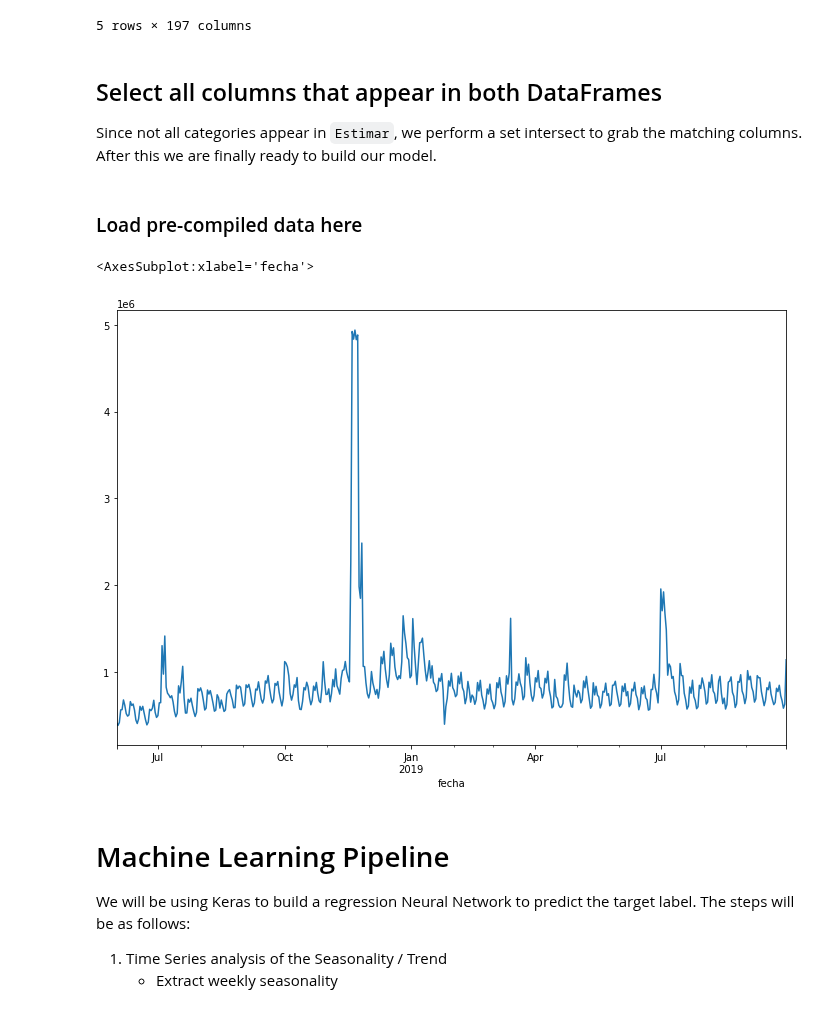
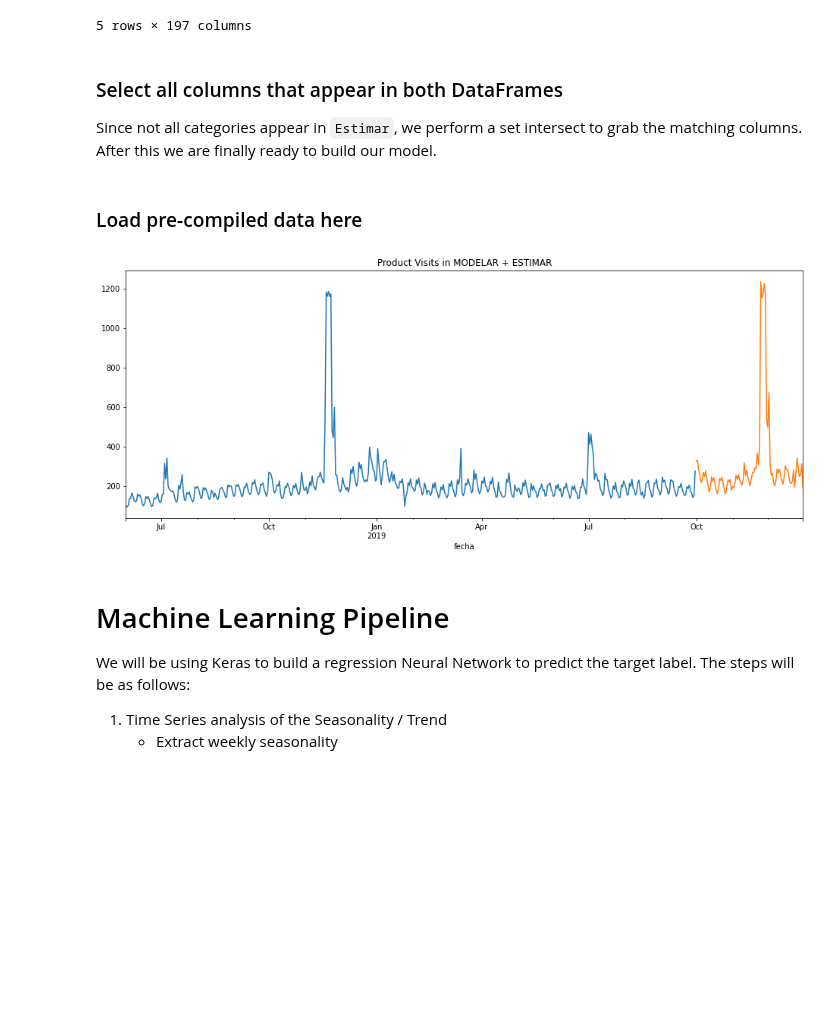
Before and after one commit to Nerucius/2021.ubdatathon, a Jupyter notebook: Atmira_Universitat de Barcelona_Equip Autoestima_Script Producción.ipynb, the cells around one changed output. Drawn from its saved outputs; the diff is of its cells as text; code cells hidden in the pictures; blank space fills up the shorter version.

```diff
--- a/Atmira_Universitat de Barcelona_Equip Autoestima_Script Producción.ipynb
+++ b/Atmira_Universitat de Barcelona_Equip Autoestima_Script Producción.ipynb
@@ -211,7 +187,7 @@ clearing NANs
 | 4 | 2019-10-01 | 30522 | 25 | 3 | 76 | 7.41 | 0 | 25 | ... |
 5 rows × 197 columns
 # %% [markdown]
-## Select all columns that appear in both DataFrames
+### Select all columns that appear in both DataFrames
 
 Since not all categories appear in `Estimar`, we perform a set intersect to grab the matching columns. After this we are finally ready to build our model.
 # %%
@@ -231,13 +207,14 @@ df_estimar.to_csv('data/Estimar2_prod.txt', index=False)
 ### Load pre-compiled data here
 # %%
 df_modelar = pd.read_csv('data/Modelar_UH2021_prod.txt', parse_dates=[0])
-df_estimar = pd.read_csv('data/Estimar2_prod.txt', parse_dates=[0], decimal=',')
+df_estimar = pd.read_csv('data/Estimar2_prod.txt', parse_dates=[0])
 # %%
-plt.figure(figsize=[12,8])
-df_modelar.groupby('fecha').sum().visitas_scl.plot()
+plt.figure(figsize=[16,6])
+plt.title('Product Visits in MODELAR + ESTIMAR')
+df_modelar.groupby('fecha').mean().visitas_scl.plot()
+_ = df_estimar.groupby('fecha').mean().visitas_scl.plot()
 # %% [output]
-<AxesSubplot:xlabel='fecha'>
-[figure, old version]
+[figure, new version]
 # %% [markdown]
 # Machine Learning Pipeline
 
```
Also changed, not shown: parts of 42 cells of this notebook, 1 other file.
